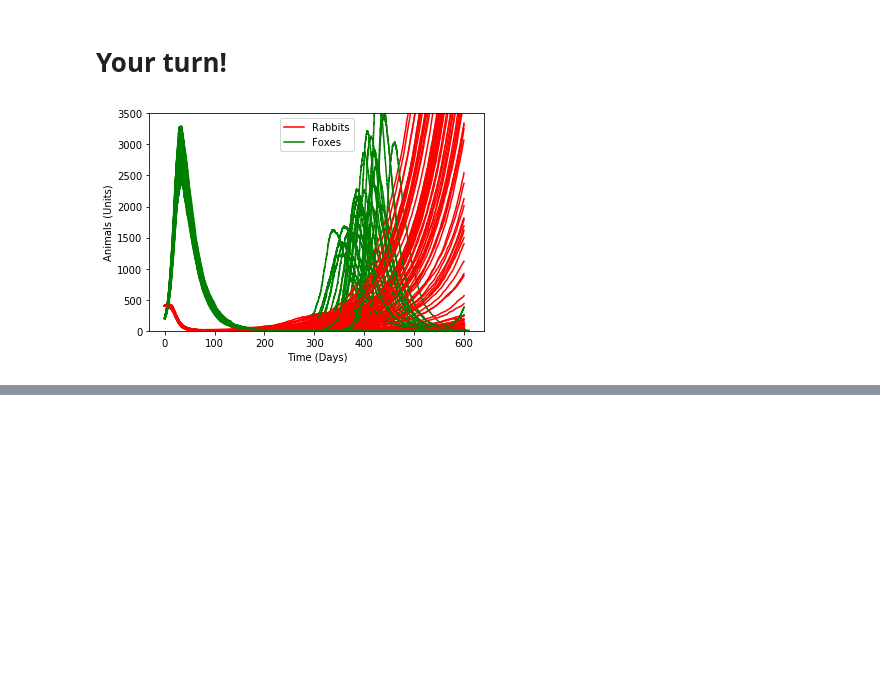
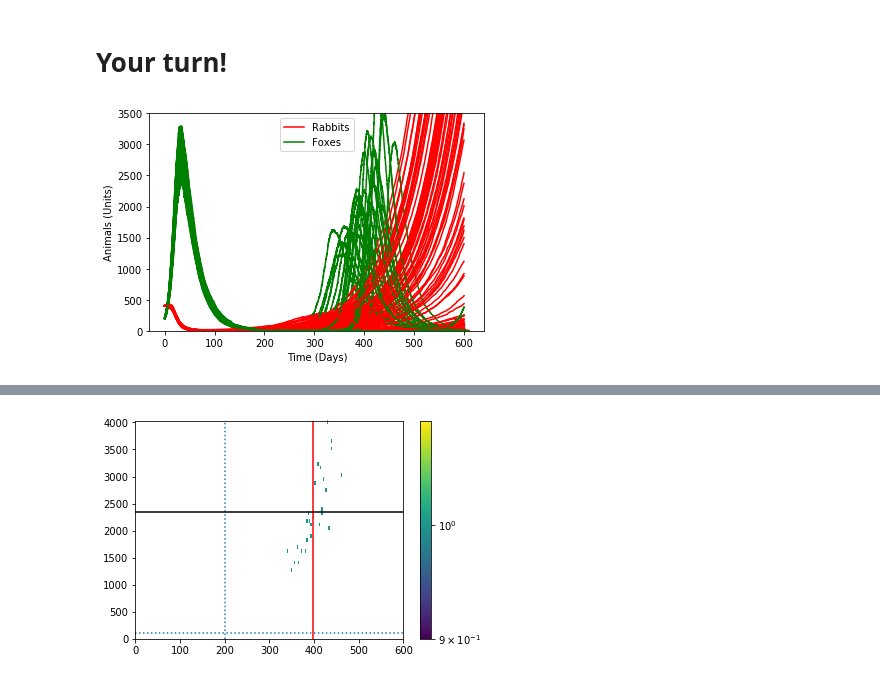
Before and after one commit to bhavyasinghh/rabbits-and-foxes, a Jupyter notebook: rabbits-and-foxes-kmc.ipynb, the cells around one changed output, grey strips where cells are left out. Cells and saved outputs as stored; diff of their text form; code cells hidden in the pictures; blank space fills up the shorter version.

```diff
--- a/rabbits-and-foxes-kmc.ipynb
+++ b/rabbits-and-foxes-kmc.ipynb
@@ -43,10 +43,12 @@ Make sure you've done enough simulations to be suitably confident in your answer
 # %%
 # -*- coding: utf-8 -*-
 """
-Created on Tue Oct  2 11:58:39 2018
+Created on Sun Oct  7 23:55:14 2018
 
 @author: Bhavya
 """
+
+# -*- coding: utf-8 -*-
 
 import numpy as np
 from matplotlib import pyplot as plt
@@ -76,13 +78,22 @@ dr = 0
 #all dead
 grimreaper = 0
 
+
+
+
 loops = 100
+secndp_t = []
+secndp_f = []
+meant = np.zeros(loops)
+meanf = np.zeros(loops)
+IQR75t = np.zeros(loops)
+IQR25t = np.zeros(loops)
+IQR75f = np.zeros(loops)
+IQR25f = np.zeros(loops)
 #initially I declared my rs,fs and ts here but I kept running into numpy.ndarray error,
 #so, I moved it inside the for loop
 
-#for loop
-#rs.append(r)
-#fs.append(f)
+
 for i in range(loops):
     ind= 0
     rs = []
@@ -111,7 +122,7 @@ for i in range(loops):
         FD = FB+fox_d
         #choosing a random probability
         choice = random.uniform(0, sumrate)
-        #KMC steps to see where uQ is
+        #KMC steps to see where it is
         if choice < RB:
             #rabbit born
             rs.append(rs[ind]+1)
@@ -135,6 +146,7 @@ for i in range(loops):
                         rs.append(rs[ind])
                         fs.append(fs[ind]-1)
                     #need a value to store how many foxes died
+                        df = df+1
         ind = ind+1
 
             #t change step in kmc
@@ -147,6 +159,38 @@ for i in range(loops):
     ts = np.array(ts)
 
 
+
+    #break
+    #second peak times?
+    #if t>200, find the max using max().
+    #maxf[]
+    #if t>200
+    #maxf[i] = max(fs)
+
+    #get IQR
+    #IQR25 = np.percentile(__maxf_______________, 25)
+    #IQR50 = np.percentile(__maxf_______________, 25)
+    #IQR75 = np.percentile(__maxf_______________, 25)
+
+    #print "The IQR at 25 is _______"
+    #print "The IQR at 50 is _______"
+    #print "The IQR at 75 is _______"
+
+    #print "There were _____ dead foxes in loop simulations"
+
+    index_2ndp = np.argmax(fs*(ts>200)*(fs>100))
+    if index_2ndp:
+        secndp_t.append(ts[index_2ndp])
+        secndp_f.append(fs[index_2ndp])
+
+    if len(secndp_t)>0:
+        meant[loops-1] = np.mean(secndp_t)
+        meanf[loops-1] = np.mean(secndp_f)
+        IQR75t[loops-1] = np.percentile(secndp_t,75)
+        IQR25t[loops-1] = np.percentile(secndp_t,25)
+        IQR75f[loops-1] = np.percentile(secndp_f,75)
+        IQR25f[loops-1] = np.percentile(secndp_f,25)
+
     plt.plot(ts, rs, 'r')
     plt.plot(ts, fs, 'g')
     #plt.ylim(0,3500)
@@ -156,13 +200,32 @@ for i in range(loops):
     plt.ylabel('Animals (Units)')
 #need to plot everything in one graph
 plt.show()
-    #break
-    #second peak
-    #if t>200, dF/dt whould be 0. Need to find t then.
-    #dFdt = fox_birth-foxdeath
-    #solve dfdt and store it into
-    #if t>200 & dFdt = 0
+print("{} Foxes died".format(df))
+print()
 
-    #OR find maxf's after t is 200
+print("Second peak (days) is {:.1f} with IQR [{:.1f}-{:.1f}] ".format(meant[-1], IQR25t[-1], IQR75t[-1]))
+print("Second peak (foxes) is {:.1f} with IQR [{:.1f}-{:.1f}] ".format(meanf[-1], IQR25f[-1], IQR75f[-1]))
+
+
+# In[3]:
+
+from matplotlib.colors import LogNorm
+plt.hist2d(secndp_t, secndp_f, bins=40, norm=LogNorm())
+plt.xlim(0,600)
+plt.ylim(0)
+plt.colorbar()
+plt.axvline(200,linestyle=':')
+plt.axvline(meant[-1],color='r')
+plt.axhline(100,linestyle=':')
+plt.axhline(meanf[-1],color='k')
+plt.show()
+
+
+
+
+
+#for loop
+#rs.append(r)
+#fs.append(f)
 # %% [output]
 [figure]
@@ -168,0 +236 @@ plt.show()
+[figure, added]
```
Also changed, not shown: parts of 1 cell of this notebook.
